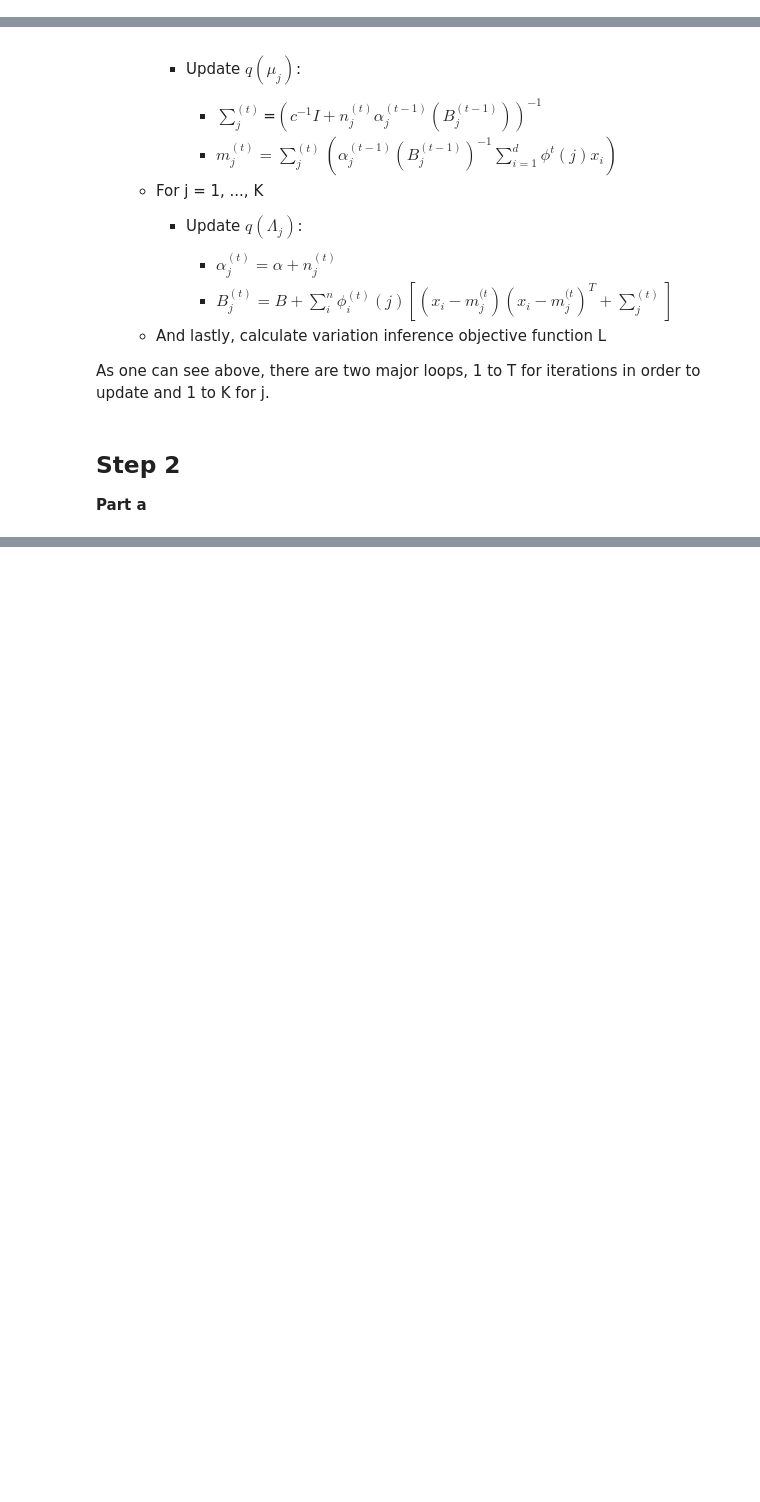
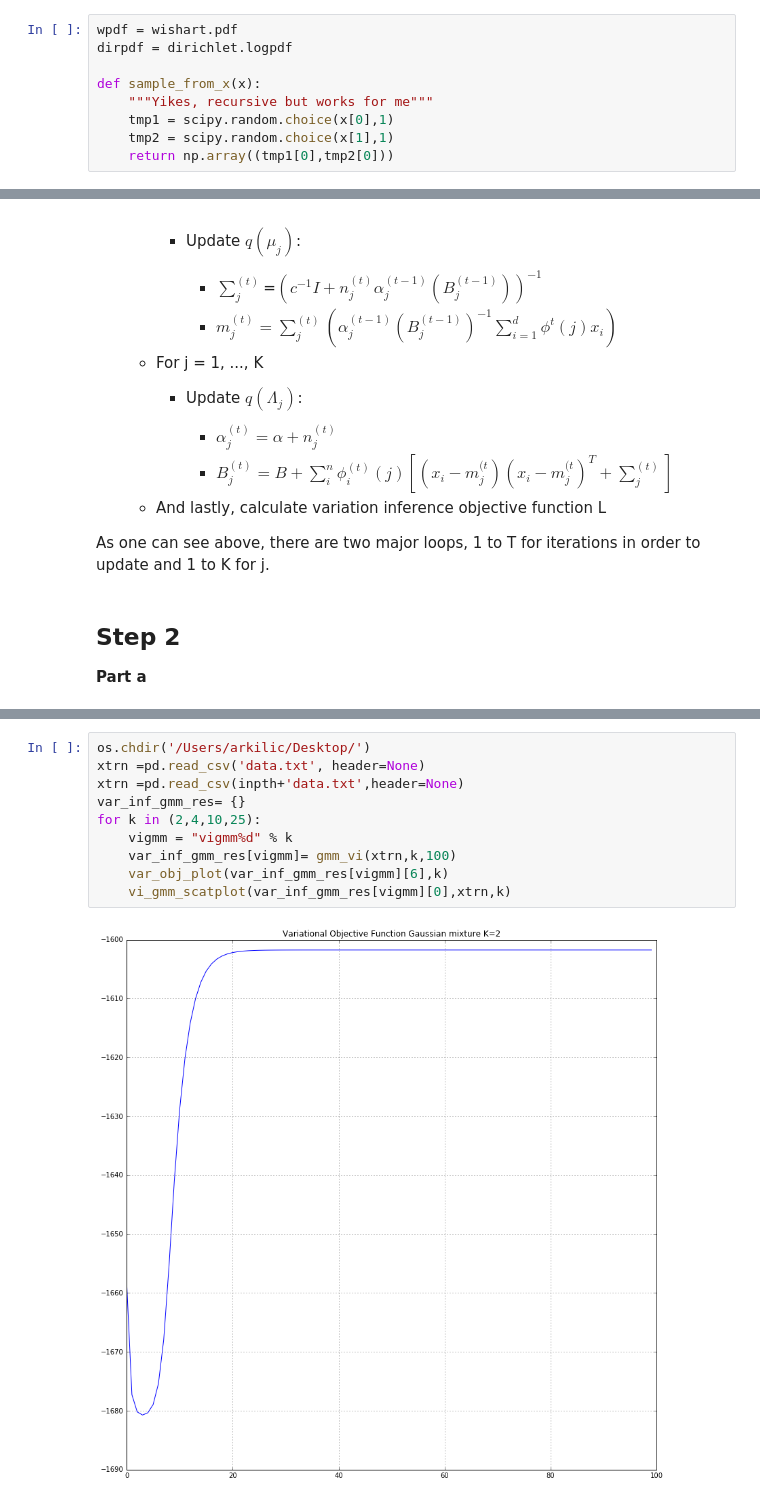
Before and after one commit to arkilic/notebooks, a Jupyter notebook: VI-GMM More Modular Code.ipynb, the cells around one changed output, grey strips where cells are left out. Cells and saved outputs as stored; diff of their text form; blank space fills up the shorter version.

```diff
--- a/VI-GMM More Modular Code.ipynb
+++ b/VI-GMM More Modular Code.ipynb
@@ -116,3 +126,12 @@ dirpdf = dirichlet.logpdf
+# %%
+wpdf = wishart.pdf
+dirpdf = dirichlet.logpdf
+
+def sample_from_x(x):
+    """Yikes, recursive but works for me"""
+    tmp1 = scipy.random.choice(x[0],1)
+    tmp2 = scipy.random.choice(x[1],1)
+    return np.array((tmp1[0],tmp2[0]))
 # %% [markdown]
 Input:
 * Data $x_1, x_2, ..., x_n$ where x $\epsilon R^d$
@@ -299,0 +264,12 @@ As a matter of fact, the next question aims to find the optimal number clusters
+# %%
+os.chdir('/Users/arkilic/Desktop/')
+xtrn =pd.read_csv('data.txt', header=None)
+xtrn =pd.read_csv(inpth+'data.txt',header=None)
+var_inf_gmm_res= {}
+for k in (2,4,10,25):
+    vigmm = "vigmm%d" % k
+    var_inf_gmm_res[vigmm]= gmm_vi(xtrn,k,100)
+    var_obj_plot(var_inf_gmm_res[vigmm][6],k)
+    vi_gmm_scatplot(var_inf_gmm_res[vigmm][0],xtrn,k)
+# %% [output]
+[figure, added]
```
Also changed, not shown: parts of 16 cells of this notebook.
